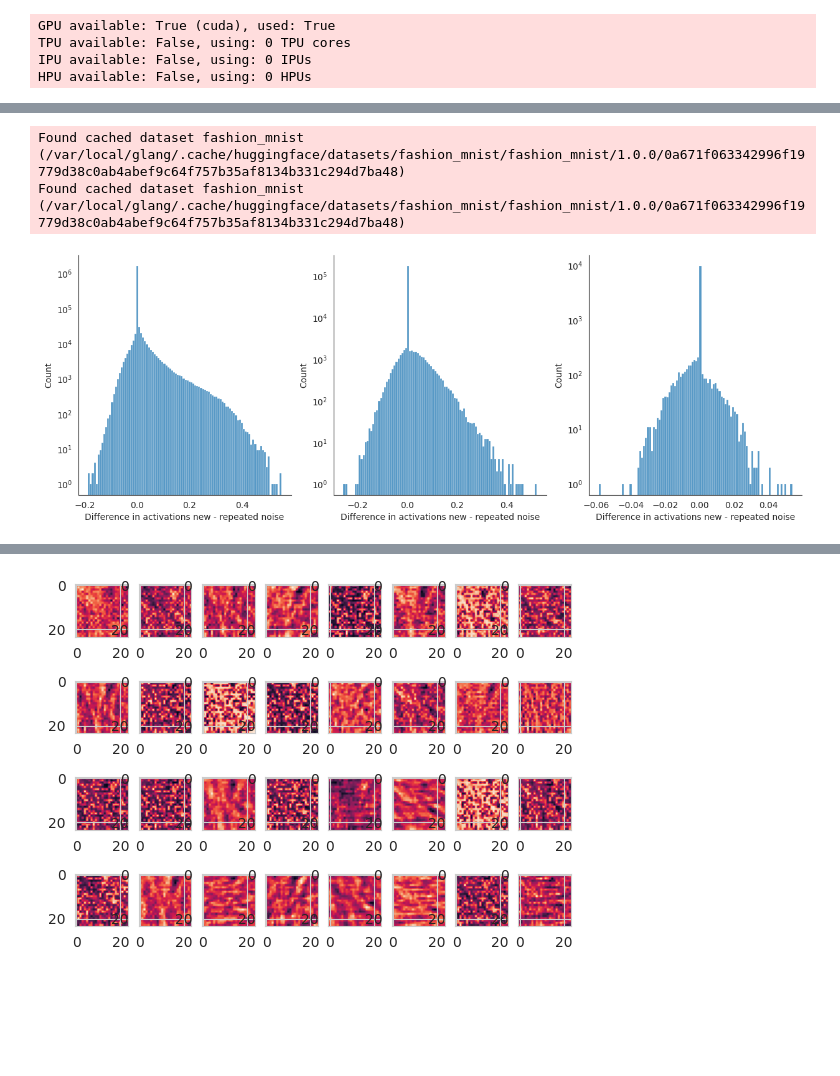
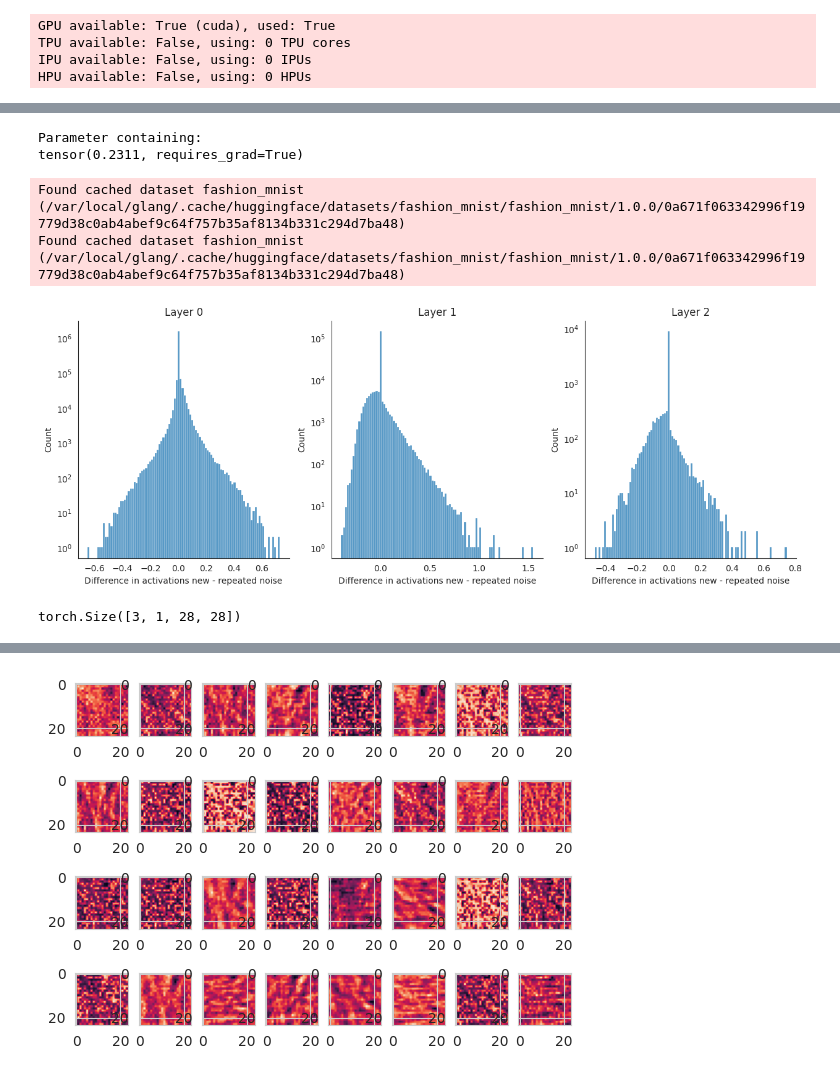
Before and after one commit to Goreg12345/temporal_adaptation_visual_cortex, a Jupyter notebook: div_norm_debug.ipynb, the cells around one changed output, grey strips where cells are left out. Cells and saved outputs as stored; diff of their text form; code cells hidden in the pictures; blank space fills up the shorter version.

```diff
--- a/div_norm_debug.ipynb
+++ b/div_norm_debug.ipynb
@@ -29,4 +26,6 @@ The autoreload extension is already loaded. To reload it, use:
 # %%
+from modules.div_norm_channel import DivisiveNormChannel
+
 with open('config.json', 'r') as f:
     config = json.load(f)
 
@@ -57,6 +56,9 @@ elif config["adaptation_module"] == 'DivisiveNorm':
 elif config["adaptation_module"] == 'DivisiveNormGroup':
     adaptation_module = DivisiveNormGroup
     adaptation_kwargs = config["adaptation_kwargs_div_norm_group"]
+elif config["adaptation_module"] == 'DivisiveNormChannel':
+    adaptation_module = DivisiveNormChannel
+    adaptation_kwargs = config["adaptation_kwargs_div_norm_channel"]
 else:
     raise ValueError(f'Adaptation module {config["adaptation_module"]} not implemented')
 
@@ -72,6 +74,7 @@ for contrast in [0.2, 0.4, 0.6, 0.8, 1.]:
 
         timestep_transforms = [MeanFlat()] + [noise_transformer] * 6 + [MeanFlat()] + [
             first_in_line_transformer] + [noise_transformer_test]
+        timestep_transforms = [noise_transformer] + [MeanFlat()] + [first_in_line_transformer]
         # Create instances of the Fashion MNIST dataset
         train_sets.append(NoisyTemporalDataset('train', dataset=dataset, transform=transform,
                                                img_to_timesteps_transforms=timestep_transforms))
@@ -119,26 +122,12 @@ Train DataLoader: 3750 batches
 # %%
-import torch
-if config["adaptation_module"] == 'LateralRecurrence':
-    adaptation_module = LateralRecurrence
-    adaptation_kwargs = config["adaptation_kwargs_lateral"]
-elif config["adaptation_module"] == 'ExponentialDecay':
-    adaptation_module = ExponentialDecay
-    adaptation_kwargs = config["adaptation_kwargs_additive"]
-elif config["adaptation_module"] == 'DivisiveNorm':
-    adaptation_module = DivisiveNorm
-    adaptation_kwargs = config["adaptation_kwargs_div_norm"]
-elif config["adaptation_module"] == 'DivisiveNormGroup':
-    adaptation_module = DivisiveNormGroup
-    adaptation_kwargs = config["adaptation_kwargs_div_norm_group"]
-else:
-    raise ValueError(f'Adaptation module {config["adaptation_module"]} not implemented')
 hooked_model = HookedRecursiveCNN(t_steps=10, layer_kwargs=layer_kwargs,
                                   adaptation_module=adaptation_module,
                                   adaptation_kwargs=adaptation_kwargs)
 l, cache = hooked_model.run_with_cache(next(iter(train_loader))[0])
 model = Adaptation(hooked_model, lr=config["lr"],)
 
-checkpoint_path = f"learned_models/leaky_DivisiveNorm_contrast_random_repeat_noise_both_epoch_15.ckpt"
+# checkpoint_path = f"learned_models/t=3_ExponentialDecay_contrast_random_repeat_noise_both_epoch_4.ckpt"
+checkpoint_path = f"learned_models/t=3_DivisiveNorm_contrast_random_repeat_noise_both_epoch_3.ckpt"
 checkpoint = torch.load(checkpoint_path, map_location='cpu')  # Load checkpoint
 state_dict = checkpoint['state_dict']  # Extract state dict
 model.load_state_dict(state_dict)
@@ -224,7 +252,9 @@ sns.despine()
+# %%
+hooked_model.adapt_layers[0].sigma
+# %% [output]
+Parameter containing:
+tensor(0.2311, requires_grad=True)
 # %%
-# force reload randomrepeatnoise
-%aimport utils.transforms
-from utils.transforms import RandomRepeatedNoise
 noise_dict = {i: i for i in range(10000)}
 different_noise_dict = {i: i + 1 for i in range(10000)}
 
@@ -232,13 +262,14 @@ noise_transformer = RandomRepeatedNoise(contrast=.2, repeat_noise_at_test=False,
                                         noise_seed=different_noise_dict, noise_seed_test=noise_dict)
 noise_transformer_test = partial(noise_transformer, stage='test')
 timestep_transforms = [MeanFlat()] + [noise_transformer] * 6 + [MeanFlat()] + [noise_transformer_test] * 2  # no first in line transformer because test noise dict is already given
+timestep_transforms = [noise_transformer] + [MeanFlat()] + [noise_transformer_test]
 seed_new_set = NoisyTemporalDataset('test', dataset=dataset, transform=transform,
                                       img_to_timesteps_transforms=timestep_transforms)
 
 noise_transformer = RandomRepeatedNoise(contrast=.2, repeat_noise_at_test=True,
                                         noise_seed=noise_dict, noise_seed_test=noise_dict)
 noise_transformer_test = partial(noise_transformer, stage='test')
-timestep_transforms = [MeanFlat()] + [noise_transformer] * 6 + [MeanFlat()] + [noise_transformer_test] * 2  # no first in line transformer because test noise dict is already given
+timestep_transforms = [noise_transformer] + [MeanFlat()] + [noise_transformer_test]
 seed_rep_set = NoisyTemporalDataset('test', dataset=dataset, transform=transform,
                                       img_to_timesteps_transforms=timestep_transforms)
 # %% [output]
@@ -246,24 +277,32 @@ Found cached dataset fashion_mnist (/var/local/glang/.cache/huggingface/datasets
 Found cached dataset fashion_mnist (/var/local/glang/.cache/huggingface/datasets/fashion_mnist/fashion_mnist/1.0.0/0a671f063342996f19779d38c0ab4abef9c64f757b35af8134b331c294d7ba48)
 # %%
 from tqdm import tqdm
+import matplotlib.pyplot as plt
+import seaborn as sns
+
 
 fig, axes = plt.subplots(1, 3, figsize=(15, 5))
 for layer in range(3):
     diff_actvs = []
     for i in tqdm(range(100)):
         _, cache_rep = hooked_model.run_with_cache(seed_rep_set[i][0].unsqueeze(0))
         _, cache_new = hooked_model.run_with_cache(seed_new_set[i][0].unsqueeze(0))
-        diff_actvs.append((cache_new[f'hks.adapt_{layer}_9'] - cache_rep[f'hks.adapt_{layer}_9']).flatten())
+        diff_actvs.append((cache_new[f'hks.adapt_{layer}_2'] - cache_rep[f'hks.adapt_{layer}_2']).flatten())
     diff_actvs = torch.cat(diff_actvs)
 
     sns.histplot(diff_actvs.flatten(), bins=100, ax=axes[layer])
     # log y
     axes[layer].set_yscale('log')
+    axes[layer].set_title('Layer ' + str(layer))
     axes[layer].set_xlabel('Difference in activations new - repeated noise')
     sns.despine()
     diff_actvs.mean()
 # %% [output]
-[figure, old version]
+[figure, new version]
+# %%
+seed_rep_set[0][0].shape
+# %% [output]
+torch.Size([3, 1, 28, 28])
 # %%
 sns.histplot(diff_actvs.flatten(), bins=100)
 # log y
```
Also changed, not shown: parts of 27 cells of this notebook, 12 other files.
